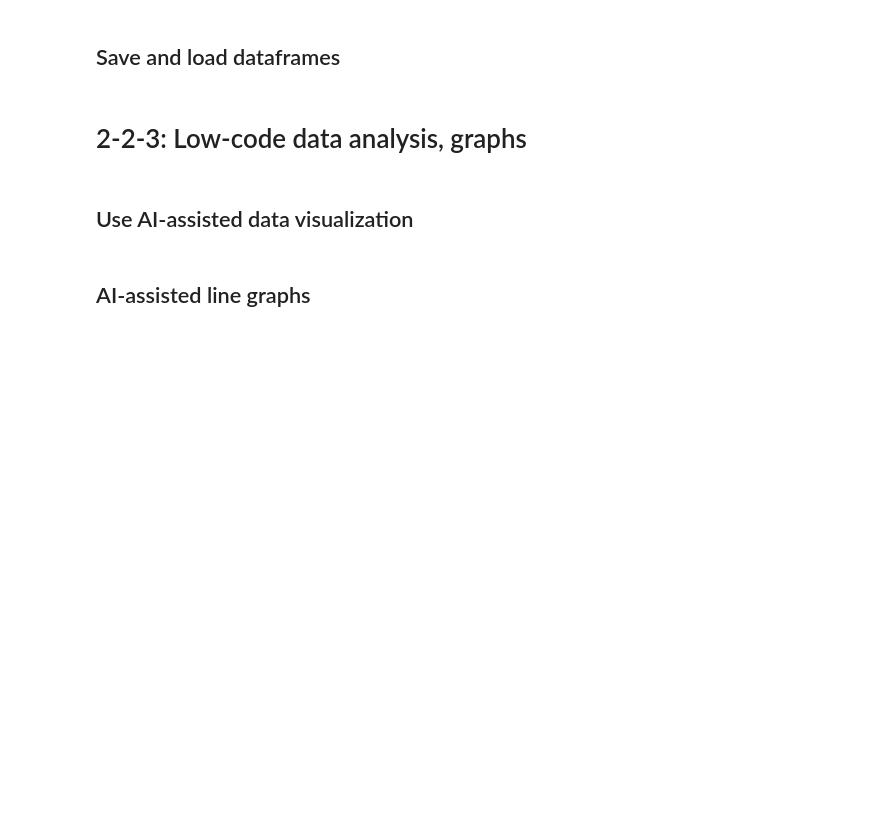
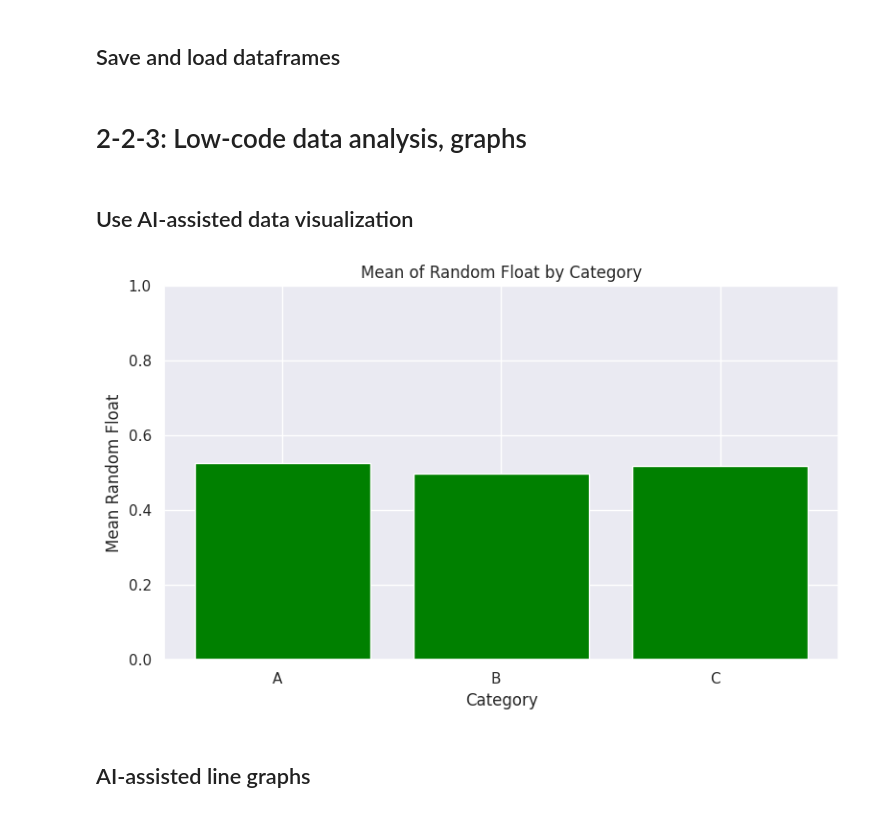
Before and after one commit to cca-cce/osm-cca, a Jupyter notebook: jnb/aicasc/module02_introduction_to_low_code_python_programming_20pct.ipynb, the cells around one changed output. Cells and saved outputs as stored; diff of their text form; code cells hidden in the pictures; blank space fills up the shorter version.

```diff
--- a/jnb/aicasc/module02_introduction_to_low_code_python_programming_20pct.ipynb
+++ b/jnb/aicasc/module02_introduction_to_low_code_python_programming_20pct.ipynb
@@ -126,20 +140,37 @@ df = pd.read_csv('df.tsv', sep='\t')
 # %%
 # prompt: Use dataframe "mean_by_category" and generate a bar plot of "random_float" by "category"
 
 import pandas as pd
 import matplotlib.pyplot as plt
 
-# Ensure mean_by_category is a pandas Series or DataFrame
-if isinstance(mean_by_category, pd.Series):
-  mean_by_category.plot(kind='bar')
-elif isinstance(mean_by_category, pd.DataFrame):
-  # Assuming 'category' is index and 'random_float' is a column
-  mean_by_category['random_float'].plot(kind='bar')
+# Customize appearance
+ymin = 0      # Set your desired y-axis min
+ymax = 1      # Set your desired y-axis max
+bar_color = 'green'  # Custom bar color
 
+# Reset index so 'category' becomes a column
+df_plot = mean_by_category.reset_index()
+
+# Create bar plot
+plt.figure(figsize=(8, 5))
+plt.bar(df_plot['category'], df_plot['random_float'], color=bar_color)
+
+# Format axes
 plt.title('Mean of Random Float by Category')
 plt.xlabel('Category')
 plt.ylabel('Mean Random Float')
+plt.ylim(ymin, ymax)
+plt.xticks(rotation=0, ha='right')
+
+plt.tight_layout()
+
+# Save the plot
+output_file = 'mean_by_category_plot.png'  # Set your desired filename
+plt.savefig(output_file, dpi=300)
+
 plt.show()
+# %% [output]
+[figure, added]
 # %% [markdown]
 ## AI-assisted line graphs
 # %%
```
Also changed, not shown: parts of 4 cells of this notebook, 1 other file.
